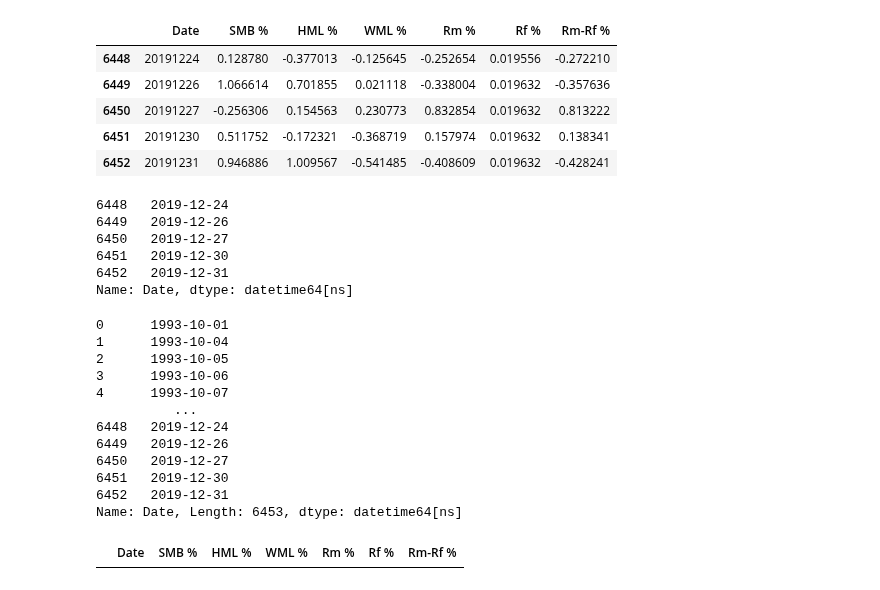
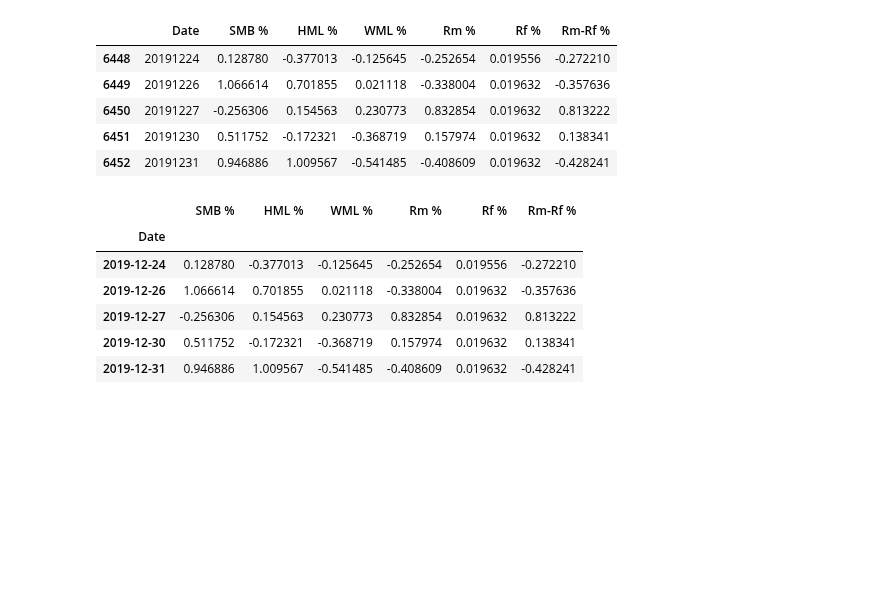
Before and after one commit to AMAYadav/PROJECTS-, a Jupyter notebook: factor_modelling.ipynb, the cells around one changed output. Saved outputs shown, nothing was run; the diff lists cells and outputs as text; code cells hidden in the pictures; blank space fills up the shorter version.

```diff
--- a/factor_modelling.ipynb
+++ b/factor_modelling.ipynb
@@ -81,27 +81,14 @@ file.tail()
 type(file.Date)
 
 file.Date = pd.to_datetime(file.Date,format='%Y%m%d')
-# file.set_index(file.Date)
-file.Date.tail()
+file.set_index('Date',inplace=True)
-# %% [output]
-6448   2019-12-24
-6449   2019-12-26
-6450   2019-12-27
-6451   2019-12-30
-6452   2019-12-31
-Name: Date, dtype: datetime64[ns]
 # %%
-file.Date
+file.tail()
 # %% [output]
-0      1993-10-01
-1      1993-10-04
-2      1993-10-05
-3      1993-10-06
-4      1993-10-07
-          ...
-6448   2019-12-24
-6449   2019-12-26
-6450   2019-12-27
-6451   2019-12-30
-6452   2019-12-31
-Name: Date, Length: 6453, dtype: datetime64[ns]
+|  | SMB % | HML % | WML % | Rm % | Rf % | Rm-Rf % |
+| Date |  |  |  |  |  |  |
+| 2019-12-24 | 0.128780 | -0.377013 | -0.125645 | -0.252654 | 0.019556 | -0.272210 |
+| 2019-12-26 | 1.066614 | 0.701855 | 0.021118 | -0.338004 | 0.019632 | -0.357636 |
+| 2019-12-27 | -0.256306 | 0.154563 | 0.230773 | 0.832854 | 0.019632 | 0.813222 |
+| 2019-12-30 | 0.511752 | -0.172321 | -0.368719 | 0.157974 | 0.019632 | 0.138341 |
+| 2019-12-31 | 0.946886 | 1.009567 | -0.541485 | -0.408609 | 0.019632 | -0.428241 |
@@ -110,5 +94,0 @@ file[[(file.Date>'start')&(file.Date>'end')]]
-# %%
-a=file.loc[(file.Date == 'start') & (file.Date == 'end'),:]
-a
-# %% [output]
-|  | Date | SMB % | HML % | WML % | Rm % | Rf % | Rm-Rf % |
```
Also changed, not shown: parts of 3 cells of this notebook.
